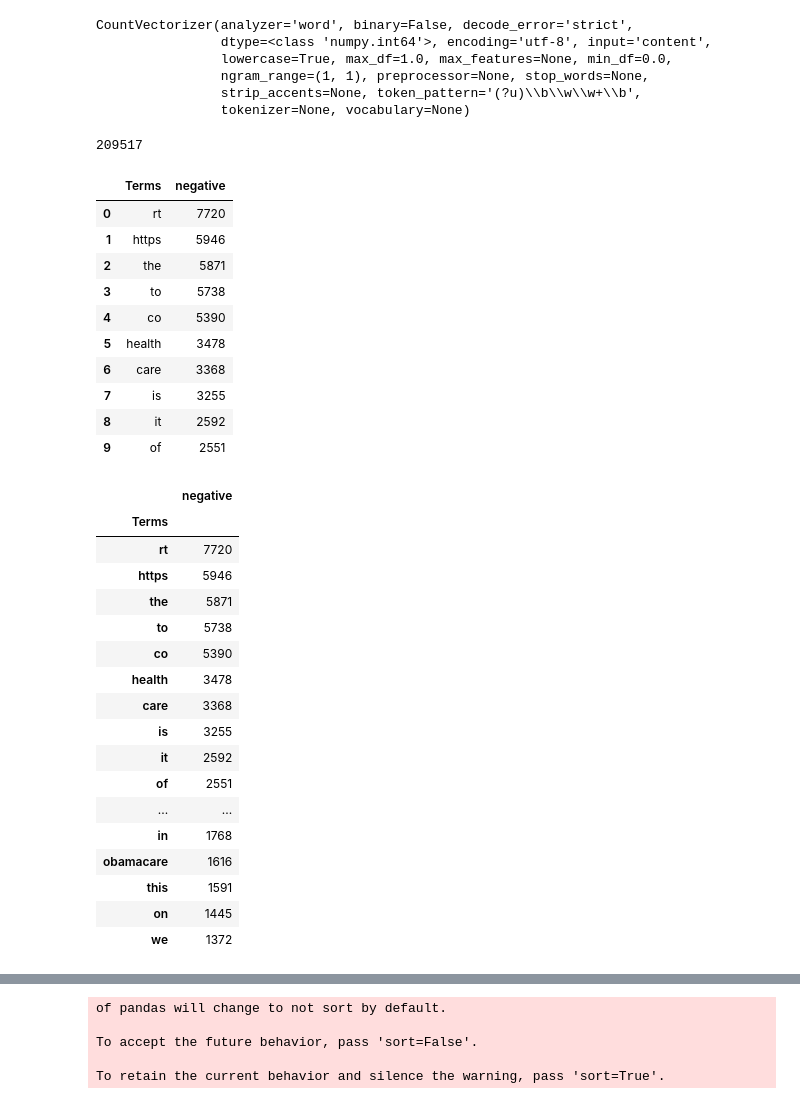
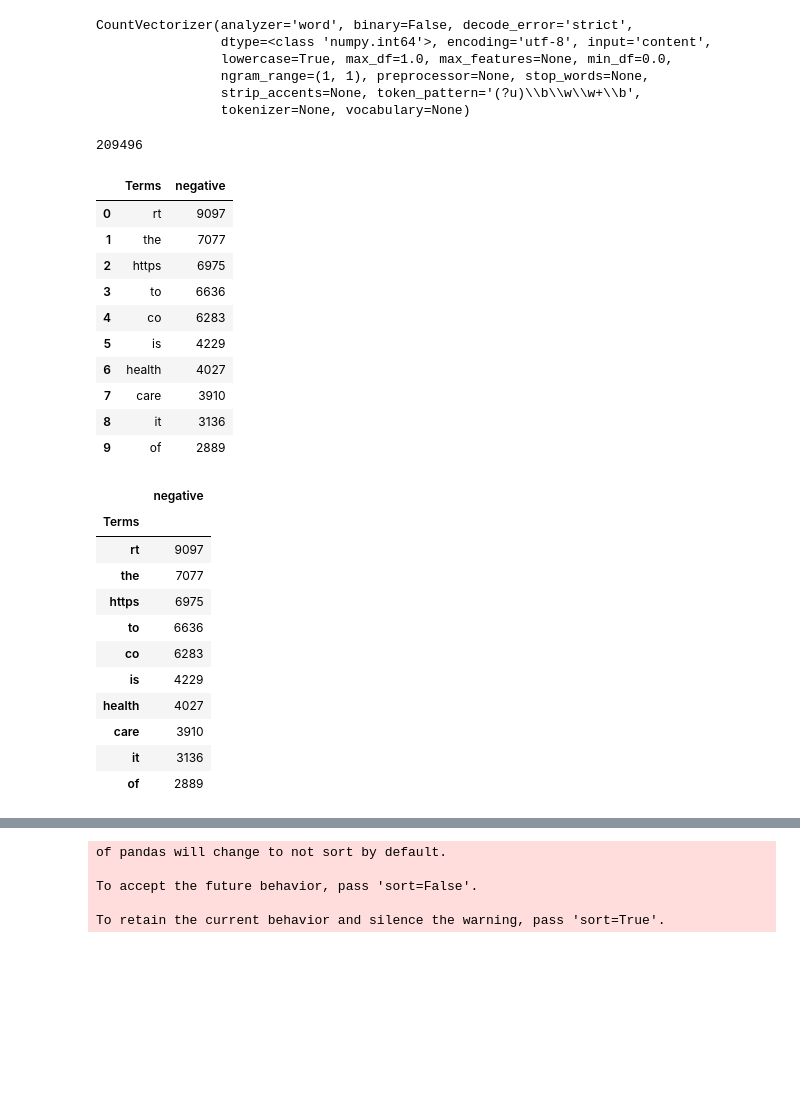
Before and after one commit to Bllizzard/Sentiment_Analysis, a Jupyter notebook: step4_NLP.ipynb, the cells around one changed output, grey strips where cells are left out. Cells and saved outputs as stored; diff of their text form; code cells hidden in the pictures; blank space fills up the shorter version.

```diff
--- a/step4_NLP.ipynb
+++ b/step4_NLP.ipynb
@@ -26,5 +26,3 @@ df1.head()
 | 2 | This research project is focused ... | 0.425 |
 | 3 | RT @SenSanders: BREAKING: Senate ... | 0.000 |
 | 4 | RT @AndreaHorwath: Simply appalli... | -0.350 |
-# %%
-df1[sentiment]= [3 for df1.polarity == 1]
@@ -40,7 +42,7 @@ df1.head(4)
 | 3 | RT @SenSanders: BREAKING: Senate ... | 0.000 |
 # %%
 df1['sentiment'] = pd.cut(df1.polarity,
-                         bins=[-1,-0.5,-0.1,0.1,0.5,1],
+                         bins=[-1.1,-0.5,-0.1,0.1,0.5,1],
                          labels=[0,1,2,3,4])
 # %%
 df1.head()
@@ -122,7 +153,7 @@ CountVectorizer(analyzer='word', binary=False, decode_error='strict',
 # %%
 len(cvector.get_feature_names())
 # %% [output]
-209517
+209496
 # %%
 neg_matrix = cvector.transform(df1[df1.sentiment == 0].text)
 sli_neg_matrix = cvector.transform(df1[df1.sentiment == 1].text)
@@ -137,36 +168,30 @@ neg_tf = pd.DataFrame(list(sorted(neg_words_freq, key = lambda x:x[1], reverse =
 neg_tf.head(10)
 # %% [output]
 |  | Terms | negative |
-| 0 | rt | 7720 |
-| 1 | https | 5946 |
-| 2 | the | 5871 |
-| 3 | to | 5738 |
-| 4 | co | 5390 |
-| 5 | health | 3478 |
-| 6 | care | 3368 |
-| 7 | is | 3255 |
-| 8 | it | 2592 |
-| 9 | of | 2551 |
+| 0 | rt | 9097 |
+| 1 | the | 7077 |
+| 2 | https | 6975 |
+| 3 | to | 6636 |
+| 4 | co | 6283 |
+| 5 | is | 4229 |
+| 6 | health | 4027 |
+| 7 | care | 3910 |
+| 8 | it | 3136 |
+| 9 | of | 2889 |
 # %%
 neg_tf_df = neg_tf.set_index('Terms')
-neg_tf_df.head(20)
+neg_tf_df.head(10)
 # %% [output]
 |  | negative |
 | Terms |  |
-| rt | 7720 |
-| https | 5946 |
-| the | 5871 |
-| to | 5738 |
-| co | 5390 |
-| health | 3478 |
-| care | 3368 |
-| is | 3255 |
-| it | 2592 |
-| of | 2551 |
-| ... | ... |
-| in | 1768 |
-| obamacare | 1616 |
-| this | 1591 |
-| on | 1445 |
-| we | 1372 |
+| rt | 9097 |
+| the | 7077 |
+| https | 6975 |
+| to | 6636 |
+| co | 6283 |
+| is | 4229 |
+| health | 4027 |
+| care | 3910 |
+| it | 3136 |
+| of | 2889 |
 # %%
```
Also changed, not shown: parts of 56 cells of this notebook, 2 other files.
